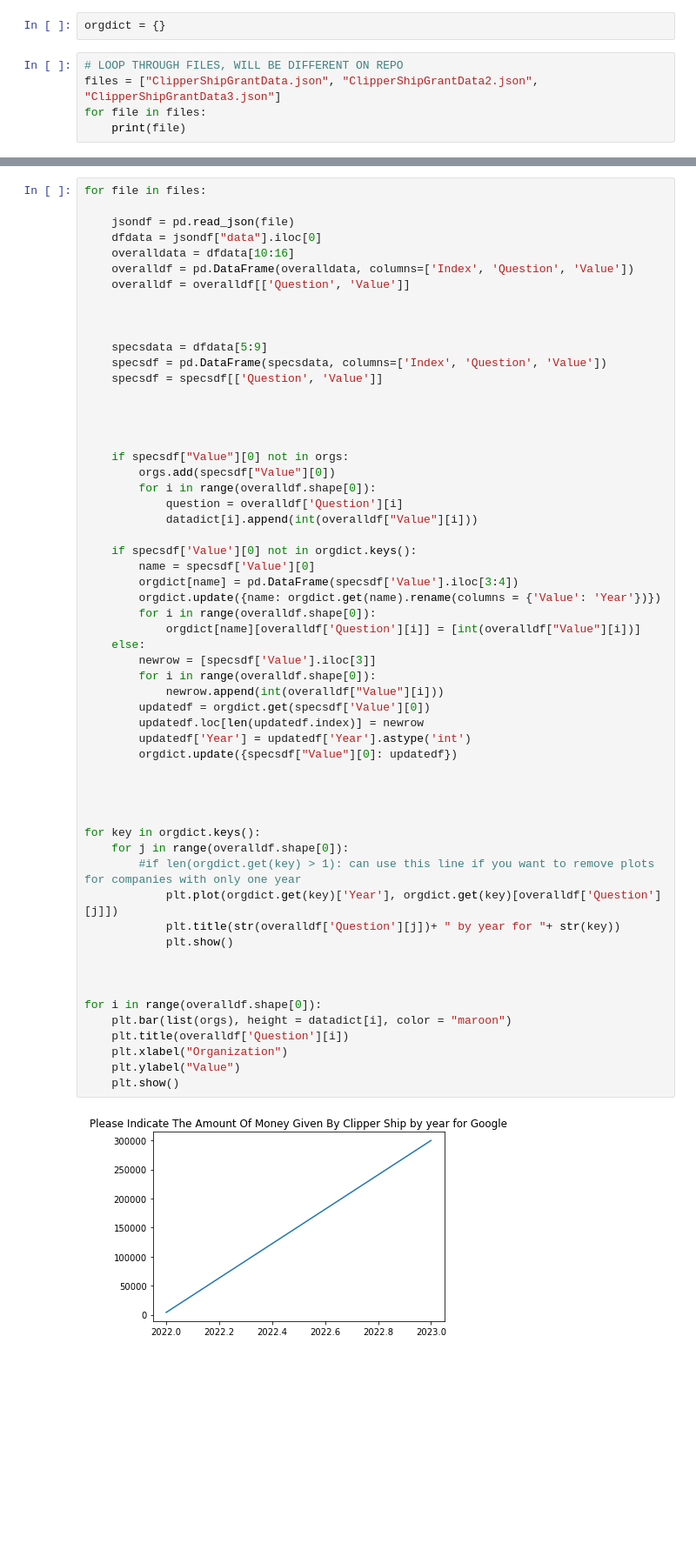
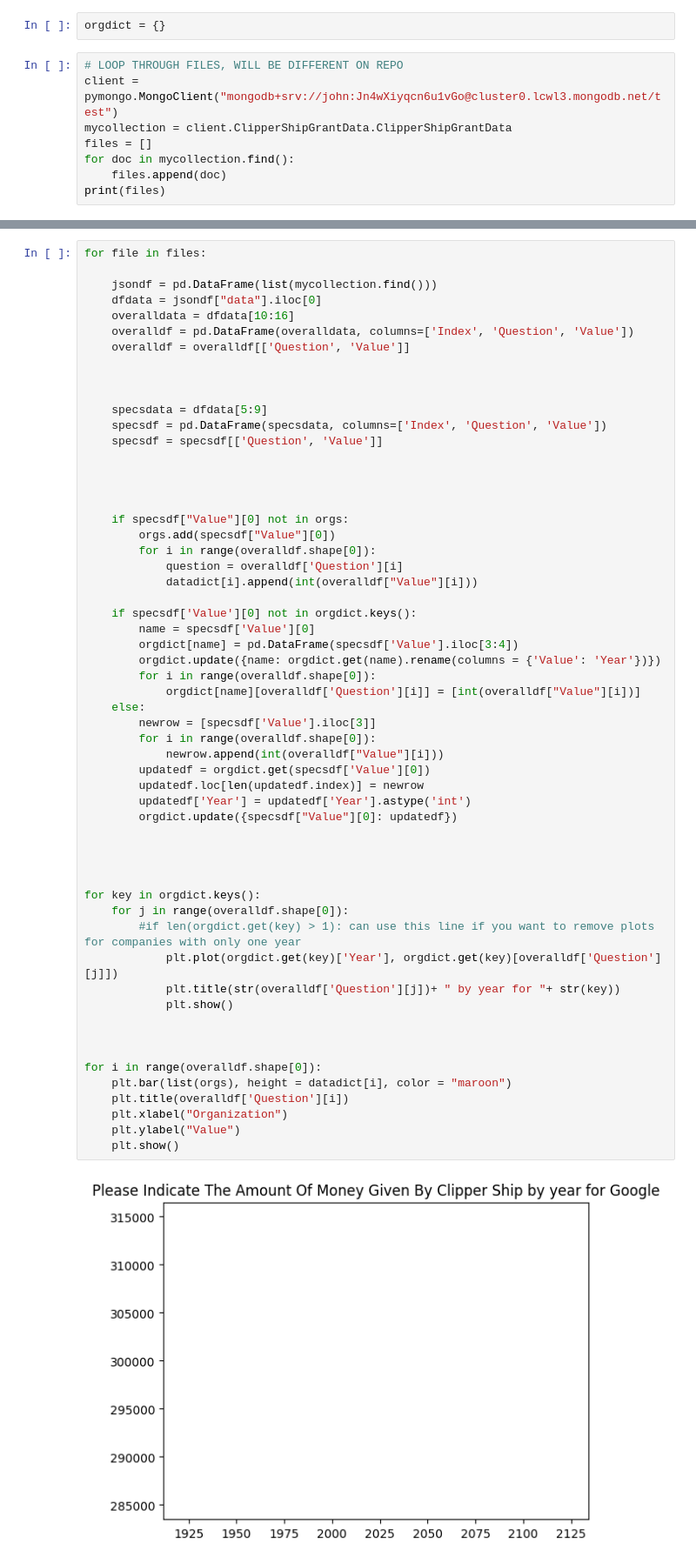
Before and after one commit to ClipperShipDataAnalysis/clipper-ship-data-analysis, a Jupyter notebook: clippershipvistest.ipynb, the cells around one changed output, grey strips where cells are left out. Shown: that part at 87% size. Saved outputs shown, nothing was run; the diff lists cells and outputs as text; blank space fills up the shorter version.

```diff
--- a/clippershipvistest.ipynb
+++ b/clippershipvistest.ipynb
@@ -24,7 +27,10 @@ datadict = {
 orgdict = {}
 # %%
 # LOOP THROUGH FILES, WILL BE DIFFERENT ON REPO
-files = ["ClipperShipGrantData.json", "ClipperShipGrantData2.json", "ClipperShipGrantData3.json"]
-for file in files:
-    print(file)
+client = pymongo.MongoClient("mongodb+srv://john:Jn4wXiyqcn6u1vGo@cluster0.lcwl3.mongodb.net/test")
+mycollection = client.ClipperShipGrantData.ClipperShipGrantData
+files = []
+for doc in mycollection.find():
+    files.append(doc)
+print(files)
 # %% [output]
@@ -34,7 +38,7 @@ ClipperShipGrantData3.json
 # %%
 for file in files:
 
-    jsondf = pd.read_json(file)
+    jsondf = pd.DataFrame(list(mycollection.find()))
     dfdata = jsondf["data"].iloc[0]
     overalldata = dfdata[10:16]
     overalldf = pd.DataFrame(overalldata, columns=['Index', 'Question', 'Value'])
@@ -62,31 +66,31 @@ for file in files:
         for i in range(overalldf.shape[0]):
             orgdict[name][overalldf['Question'][i]] = [int(overalldf["Value"][i])]
     else:
         newrow = [specsdf['Value'].iloc[3]]
         for i in range(overalldf.shape[0]):
             newrow.append(int(overalldf["Value"][i]))
         updatedf = orgdict.get(specsdf['Value'][0])
         updatedf.loc[len(updatedf.index)] = newrow
         updatedf['Year'] = updatedf['Year'].astype('int')
         orgdict.update({specsdf["Value"][0]: updatedf})
 
 
 
 
 for key in orgdict.keys():
     for j in range(overalldf.shape[0]):
         #if len(orgdict.get(key) > 1): can use this line if you want to remove plots for companies with only one year
             plt.plot(orgdict.get(key)['Year'], orgdict.get(key)[overalldf['Question'][j]])
             plt.title(str(overalldf['Question'][j])+ " by year for "+ str(key))
             plt.show()
 
 
 
 for i in range(overalldf.shape[0]):
     plt.bar(list(orgs), height = datadict[i], color = "maroon")
     plt.title(overalldf['Question'][i])
     plt.xlabel("Organization")
     plt.ylabel("Value")
     plt.show()
 # %% [output]
-[figure, old version]
+[figure, new version]
```
Also changed, not shown: parts of 3 cells of this notebook, 2 other files.
